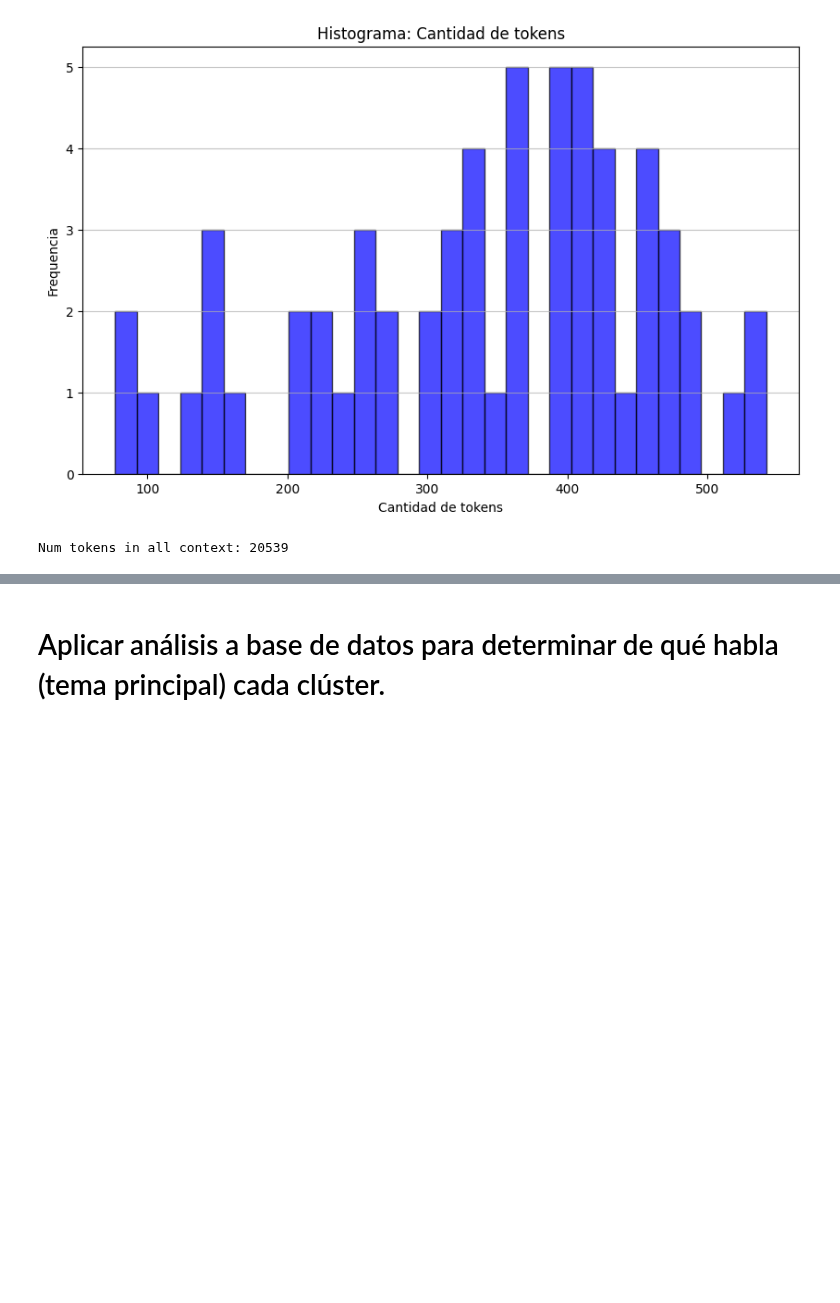
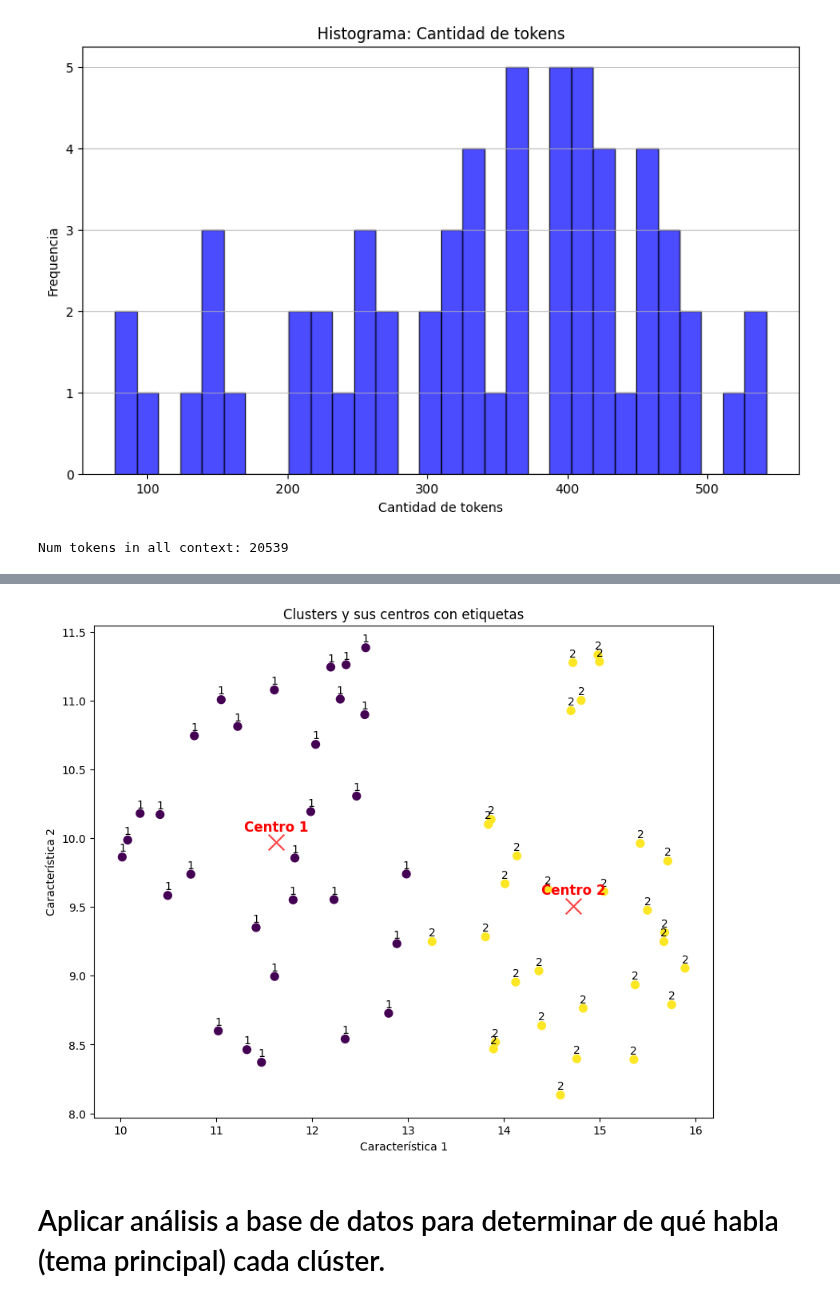
Before and after one commit to kikin3112/1day_1thing, a Jupyter notebook: prometeo/prometeo_wRAPTOR_func_test.ipynb, the cells around one changed output, grey strips where cells are left out. Saved outputs shown, nothing was run; the diff lists cells and outputs as text; code cells hidden in the pictures; blank space fills up the shorter version.

```diff
--- a/prometeo/prometeo_wRAPTOR_func_test.ipynb
+++ b/prometeo/prometeo_wRAPTOR_func_test.ipynb
@@ -171,29 +184,31 @@ print(f"Número óptimo de clústeres según el coeficiente de silueta: {optimal
 # %%
 # Suponiendo que 'global_embeddings_reduced' ya está definido
-optimal_k = 2
+optimal_k = input('¿Cuántos clústeres quiere usar?: ')
 
-kmeans = KMeans(n_clusters=optimal_k, random_state=0).fit(global_embeddings_reduced)
+kmeans = KMeans(n_clusters=int(optimal_k), random_state=0).fit(global_embeddings_reduced)
 labels = kmeans.labels_ + 1  # Agregar 1 a las etiquetas de los clústeres
 centers = kmeans.cluster_centers_
 
 # Visualizar los datos y los centros de los clústeres
 plt.figure(figsize=(10, 8))
 plt.scatter(global_embeddings_reduced[:, 0], global_embeddings_reduced[:, 1], c=labels, s=50, cmap='viridis')
 plt.scatter(centers[:, 0], centers[:, 1], c='red', s=200, alpha=0.75, marker='x')
 
 # Añadir etiquetas a los puntos de datos
 for i in range(len(global_embeddings_reduced)):
     plt.annotate(str(labels[i]), (global_embeddings_reduced[i, 0], global_embeddings_reduced[i, 1]),
                  textcoords="offset points", xytext=(0,5), ha='center')
 
 # Añadir etiquetas a los centros de los clústeres
 for i, center in enumerate(centers):
     plt.annotate(f'Centro {i+1}', (center[0], center[1]), textcoords="offset points", xytext=(0,10), ha='center', color='red', fontsize=12, weight='bold')
 
 plt.title("Clusters y sus centros con etiquetas")
 plt.xlabel("Característica 1")
 plt.ylabel("Característica 2")
 plt.show()
+# %% [output]
+[figure, added]
 # %% [markdown]
 # Aplicar análisis a base de datos para determinar de qué habla (tema principal) cada clúster.
 # %%
```
Also changed, not shown: parts of 20 cells of this notebook, 9 other files.
